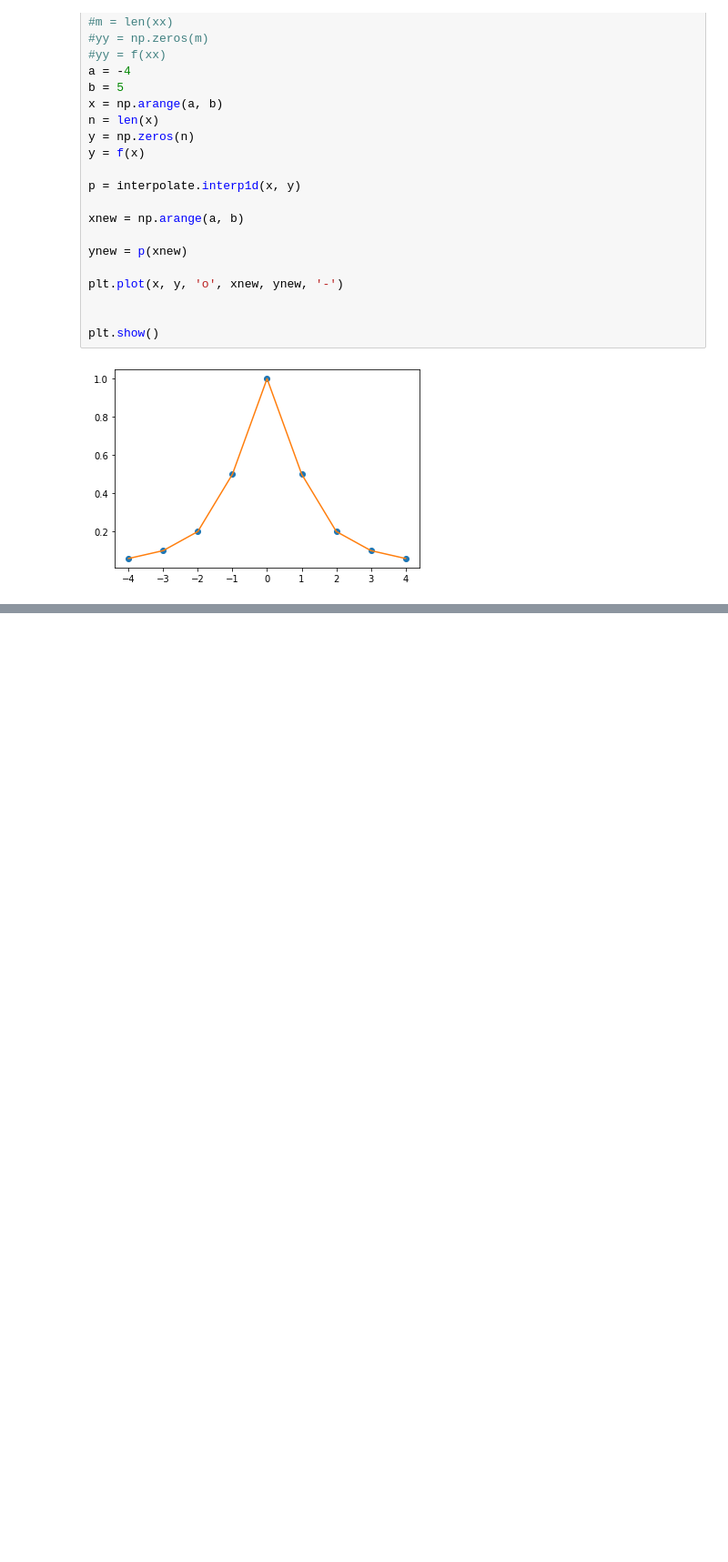
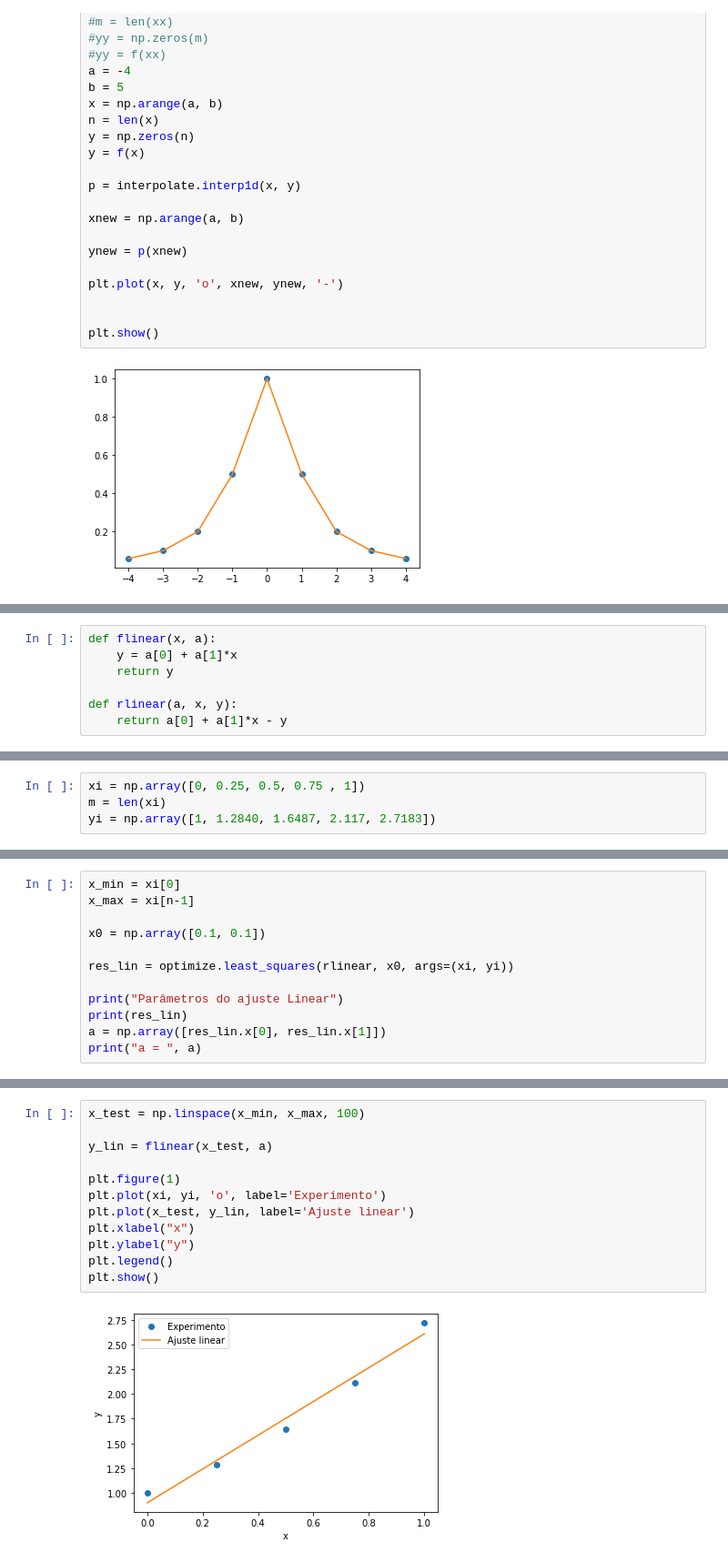
Before and after one commit to pccalegari/exemplos-CN, a Jupyter notebook: CN_unidade4.ipynb, the cells around one changed output, grey strips where cells are left out. Shown: that part at 91% size. Cells and saved outputs as stored; diff of their text form; blank space fills up the shorter version.

```diff
--- a/CN_unidade4.ipynb
+++ b/CN_unidade4.ipynb
@@ -135,0 +170,7 @@ plt.show()
+# %%
+def flinear(x, a):
+    y = a[0] + a[1]*x
+    return y
+
+def rlinear(a, x, y):
+    return a[0] + a[1]*x - y
@@ -135,0 +179,4 @@ plt.show()
+# %%
+xi = np.array([0, 0.25, 0.5, 0.75 , 1])
+m = len(xi)
+yi = np.array([1, 1.2840, 1.6487, 2.117, 2.7183])
@@ -135,0 +206,12 @@ plt.show()
+# %%
+x_min = xi[0]
+x_max = xi[n-1]
+
+x0 = np.array([0.1, 0.1])
+
+res_lin = optimize.least_squares(rlinear, x0, args=(xi, yi))
+
+print("Parâmetros do ajuste Linear")
+print(res_lin)
+a = np.array([res_lin.x[0], res_lin.x[1]])
+print("a = ", a)
@@ -135,0 +237,14 @@ plt.show()
+# %%
+x_test = np.linspace(x_min, x_max, 100)
+
+y_lin = flinear(x_test, a)
+
+plt.figure(1)
+plt.plot(xi, yi, 'o', label='Experimento')
+plt.plot(x_test, y_lin, label='Ajuste linear')
+plt.xlabel("x")
+plt.ylabel("y")
+plt.legend()
+plt.show()
+# %% [output]
+[figure, added]
```
Also changed, not shown: parts of 12 cells of this notebook.
